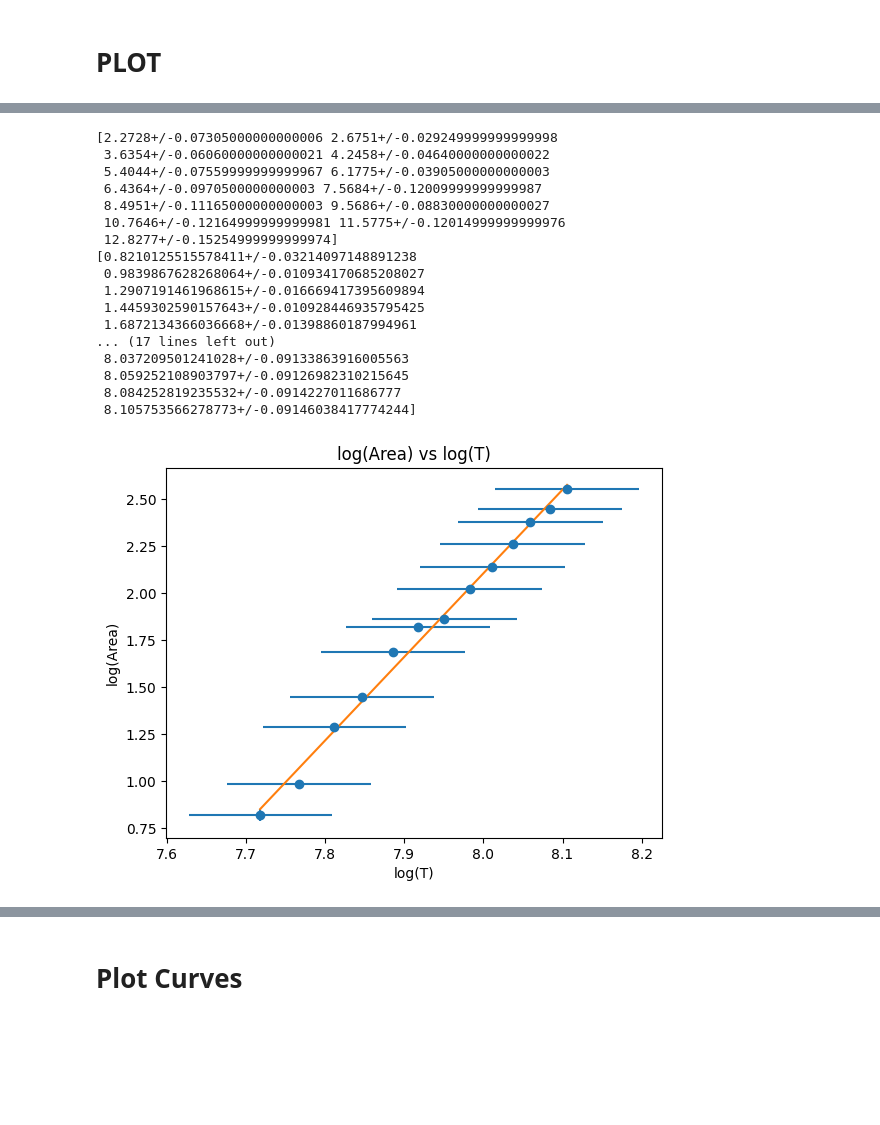
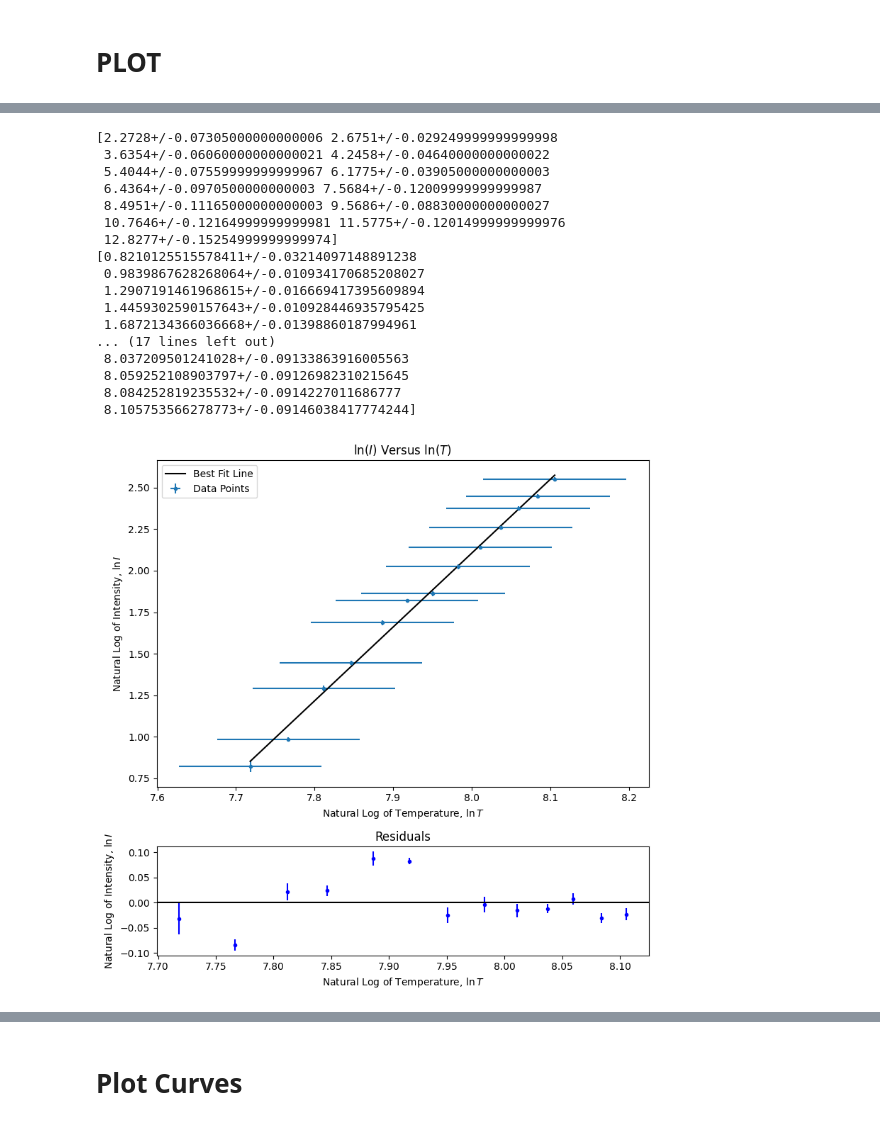
Before and after one commit to AG2048/phy-294-blackbody-radiation, a Jupyter notebook: data_process.ipynb, the cells around one changed output, grey strips where cells are left out. Drawn from its saved outputs; the diff is of its cells as text; code cells hidden in the pictures; blank space fills up the shorter version.

```diff
--- a/data_process.ipynb
+++ b/data_process.ipynb
@@ -186,51 +207,108 @@ log_T_u = np.array([t.s for t in log_T])
 print(area)
 print(log_area)
 print(log_T)
 # plot log(area) vs log(T)
-plt.errorbar(log_T_value, log_area_value, xerr=log_T_u, yerr=log_area_u, fmt='o')
+
+fig, (ax1, ax2) = plt.subplots(2, 1, figsize=(8, 8), gridspec_kw={'height_ratios': [3, 1]})
+# ax1.set_aspect('equal')
+ax1.errorbar(log_T_value, log_area_value, xerr=log_T_u, yerr=log_area_u, fmt='.', label='Data Points')
 m, dm, b, db = compute_line_fit_m_um_b_ub(log_T_value, log_area_value, log_T_u, log_area_u)
 x = np.linspace(min(log_T_value), max(log_T_value), 1000)
 y = m * x + b
-plt.plot(x, y, label='y = {:.3f}x + {:.3f}'.format(m, b))
-plt.xlabel('log(T)')
-plt.ylabel('log(Area)')
-plt.title('log(Area) vs log(T)')
+ax1.plot(x, y, label='Best Fit Line', color='black')
+ax1.legend(loc='upper left')
+ax1.set_xlabel('Natural Log of Temperature, $\\ln{T}$')
+ax1.set_ylabel('Natural Log of Intensity, $\\ln{I}$')
+ax1.set_title('$\\ln({I})$ Versus $\\ln({T})$')
+
+ax2.errorbar(log_T_value, log_area_value - (m * log_T_value + b),yerr=log_area_u, fmt=".",
+                color="blue")
+ax2.axhline(y=0, color="black")
+ax2.set_xlabel('Natural Log of Temperature, $\\ln{T}$')
+ax2.set_ylabel('Natural Log of Intensity, $\\ln{I}$')
+ax2.set_title("Residuals")
+
+fig.tight_layout()
 plt.show()
+
+
+# plt.errorbar(log_T_value, log_area_value, xerr=log_T_u, yerr=log_area_u, fmt='o')
+# m, dm, b, db = compute_line_fit_m_um_b_ub(log_T_value, log_area_value, log_T_u, log_area_u)
+# x = np.linspace(min(log_T_value), max(log_T_value), 1000)
+# y = m * x + b
+# plt.plot(x, y, label='y = {:.3f}x + {:.3f}'.format(m, b))
+# plt.xlabel('log(T)')
+# plt.ylabel('log(Area)')
+# plt.title('log(Area) vs log(T)')
+# plt.show()
+print("m, dm, b, db")
+print(m, dm, b, db)
+print("chi squared")
+print(chi_squared(log_T_value, log_area_value, m, b, log_area_u))
+print("reduced chi squared")
+print(chi_squared(log_T_value, log_area_value, m, b, log_area_u) / (len(log_T_value) - 2))
+
+
+
+# Plot inverse
+fig, (ax1, ax2) = plt.subplots(2, 1, figsize=(8, 8), gridspec_kw={'height_ratios': [3, 1]})
+# ax1.set_aspect('equal')
+ax1.errorbar(log_area_value, log_T_value, xerr=log_area_u, yerr=log_T_u, fmt='.', label='Data Points')
+m, dm, b, db = compute_line_fit_m_um_b_ub(log_area_value, log_T_value , log_area_u,  log_T_u )
+x = np.linspace(min(log_area_value), max(log_area_value), 1000)
+y = m * x + b
+ax1.plot(x, y, label='Best Fit Line', color='black')
+ax1.legend(loc='upper left')
+ax1.set_ylabel('Natural Log of Temperature, $\\ln{T}$')
+ax1.set_xlabel('Natural Log of Intensity, $\\ln{I}$')
+ax1.set_title('$\\ln({T})$ Versus $\\ln({I})$')
+
+ax2.errorbar(log_area_value, log_T_value - (m * log_area_value + b),yerr=log_T_u , fmt=".",
+                color="blue")
+ax2.axhline(y=0, color="black")
+ax2.set_ylabel('Natural Log of Temperature, $\\ln{T}$')
+ax2.set_xlabel('Natural Log of Intensity, $\\ln{I}$')
+ax2.set_title("Residuals")
+
+fig.tight_layout()
+plt.show()
+
+
+# plt.errorbar(log_area_value, log_T_value, xerr=log_area_u, yerr=log_T_u, fmt='o')
+# m, dm, b, db = compute_line_fit_m_um_b_ub(log_area_value, log_T_value, log_area_u, log_T_u)
+# x = np.linspace(min(log_area_value), max(log_area_value), 1000)
+# y = m * x + b
+# plt.plot(x, y, label='y = {:.3f}x + {:.3f}'.format(m, b))
+# plt.xlabel('log(Area)')
+# plt.ylabel('log(T)')
+# plt.title('log(T) vs log(Area)')
+# plt.show()
 print("m, dm, b, db")
 print(m, dm, b, db)
 
+print("chi squared")
 
-# Plot inverse
-
-plt.errorbar(log_area_value, log_T_value, xerr=log_area_u, yerr=log_T_u, fmt='o')
-m, dm, b, db = compute_line_fit_m_um_b_ub(log_area_value, log_T_value, log_area_u, log_T_u)
-x = np.linspace(min(log_area_value), max(log_area_value), 1000)
-y = m * x + b
-plt.plot(x, y, label='y = {:.3f}x + {:.3f}'.format(m, b))
-plt.xlabel('log(Area)')
-plt.ylabel('log(T)')
-plt.title('log(T) vs log(Area)')
-plt.show()
-print("m, dm, b, db")
-print(m, dm, b, db)
+print(chi_squared(log_area_value, log_T_value, m, b, log_T_u))
+print("reduced chi squared")
+print(chi_squared(log_area_value, log_T_value, m, b, log_T_u) / (len(log_area_value) - 2))
 # %% [output]
 [2.2728+/-0.07305000000000006 2.6751+/-0.029249999999999998
  3.6354+/-0.06060000000000021 4.2458+/-0.04640000000000022
  5.4044+/-0.07559999999999967 6.1775+/-0.03905000000000003
  6.4364+/-0.0970500000000003 7.5684+/-0.12009999999999987
  8.4951+/-0.11165000000000003 9.5686+/-0.08830000000000027
  10.7646+/-0.12164999999999981 11.5775+/-0.12014999999999976
  12.8277+/-0.15254999999999974]
 [0.8210125515578411+/-0.03214097148891238
  0.9839867628268064+/-0.010934170685208027
  1.2907191461968615+/-0.016669417395609894
  1.4459302590157643+/-0.010928446935795425
  1.6872134366036668+/-0.01398860187994961
 ... (17 lines left out)
  8.037209501241028+/-0.09133863916005563
  8.059252108903797+/-0.09126982310215645
  8.084252819235532+/-0.0914227011686777
  8.105753566278773+/-0.09146038417774244]
-[figure, old version]
+[figure, new version]
 m, dm, b, db
 4.445018113453224 0.030373841643333278 -33.455351785098586 0.24162936332577478
```
Also changed, not shown: parts of 6 cells of this notebook.
